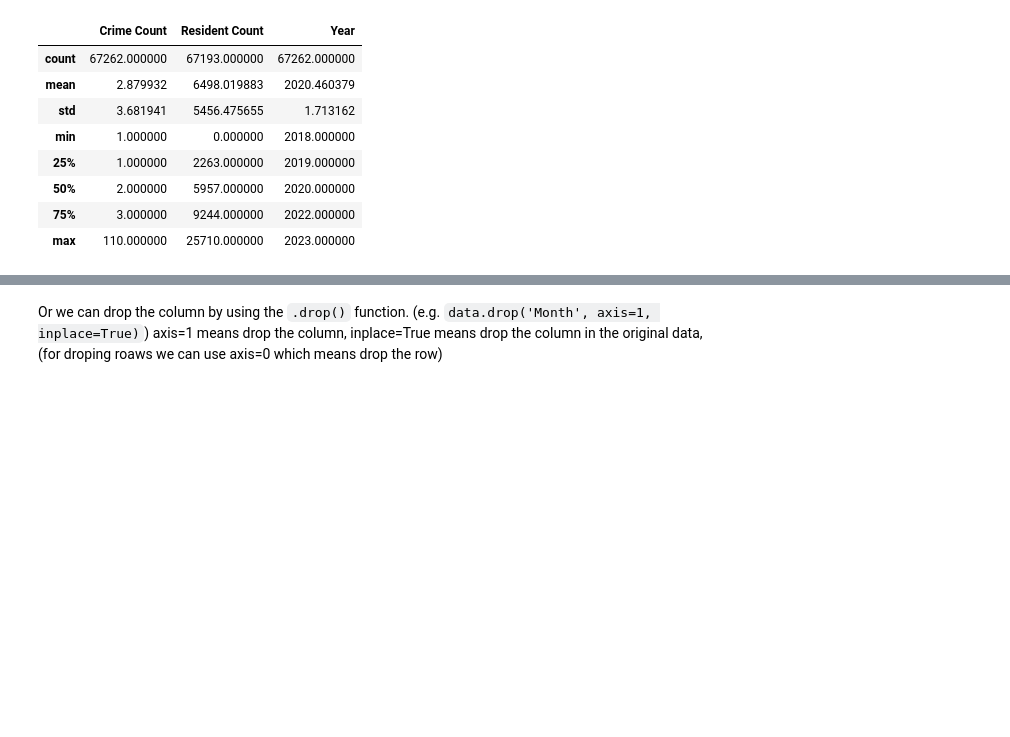
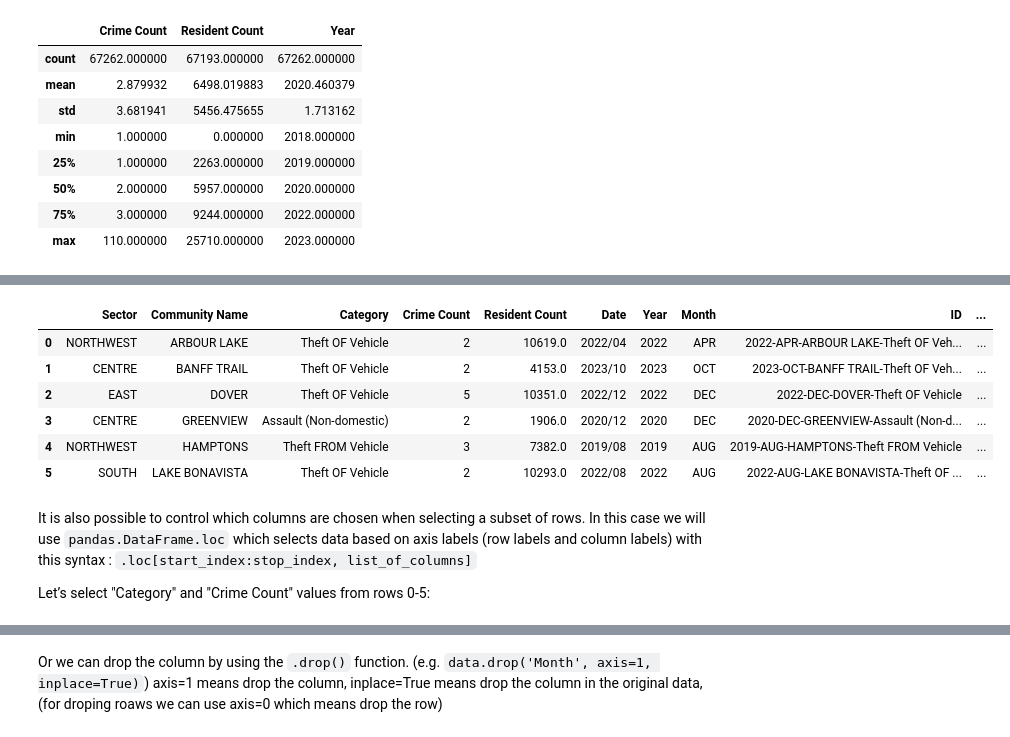
Before and after one commit to safarzadeh-reza/ENGO645-Assignments, a Jupyter notebook: source/notebooks/L2/using_pandas.ipynb, the cells around one changed output, grey strips where cells are left out. Cells and saved outputs as stored; diff of their text form; code cells hidden in the pictures; blank space fills up the shorter version.

Commit message:
finished pandas

```diff
--- a/source/notebooks/L2/using_pandas.ipynb
+++ b/source/notebooks/L2/using_pandas.ipynb
@@ -98,0 +137,6 @@ data.describe()
+# %%
+# Calculate `Crime Count` + 1
+data["new_crime_count"] = data["Crime Count"] + 1
+
+# Check the result
+data.head()
@@ -98,0 +158,18 @@ data.describe()
+# %%
+# Select first five rows of dataframe using row index values
+selection = data[0:6]
+
+# Print `selection`
+selection
+# %% [output]
+|  | Sector | Community Name | Category | Crime Count | Resident Count | Date | Year | Month | ID | ... |
+| 0 | NORTHWEST | ARBOUR LAKE | Theft OF Vehicle | 2 | 10619.0 | 2022/04 | 2022 | APR | 2022-APR-ARBOUR LAKE-Theft OF Veh... | ... |
+| 1 | CENTRE | BANFF TRAIL | Theft OF Vehicle | 2 | 4153.0 | 2023/10 | 2023 | OCT | 2023-OCT-BANFF TRAIL-Theft OF Veh... | ... |
+| 2 | EAST | DOVER | Theft OF Vehicle | 5 | 10351.0 | 2022/12 | 2022 | DEC | 2022-DEC-DOVER-Theft OF Vehicle | ... |
+| 3 | CENTRE | GREENVIEW | Assault (Non-domestic) | 2 | 1906.0 | 2020/12 | 2020 | DEC | 2020-DEC-GREENVIEW-Assault (Non-d... | ... |
+| 4 | NORTHWEST | HAMPTONS | Theft FROM Vehicle | 3 | 7382.0 | 2019/08 | 2019 | AUG | 2019-AUG-HAMPTONS-Theft FROM Vehicle | ... |
+| 5 | SOUTH | LAKE BONAVISTA | Theft OF Vehicle | 2 | 10293.0 | 2022/08 | 2022 | AUG | 2022-AUG-LAKE BONAVISTA-Theft OF ... | ... |
+# %% [markdown]
+It is also possible to control which columns are chosen when selecting a subset of rows. In this case we will use `pandas.DataFrame.loc` which selects data based on axis labels (row labels and column labels) with this syntax : `.loc[start_index:stop_index, list_of_columns]`
+
+Let’s select "Category" and "Crime Count" values from rows 0-5:
```
Also changed, not shown: parts of 69 cells of this notebook, 1 other file.
